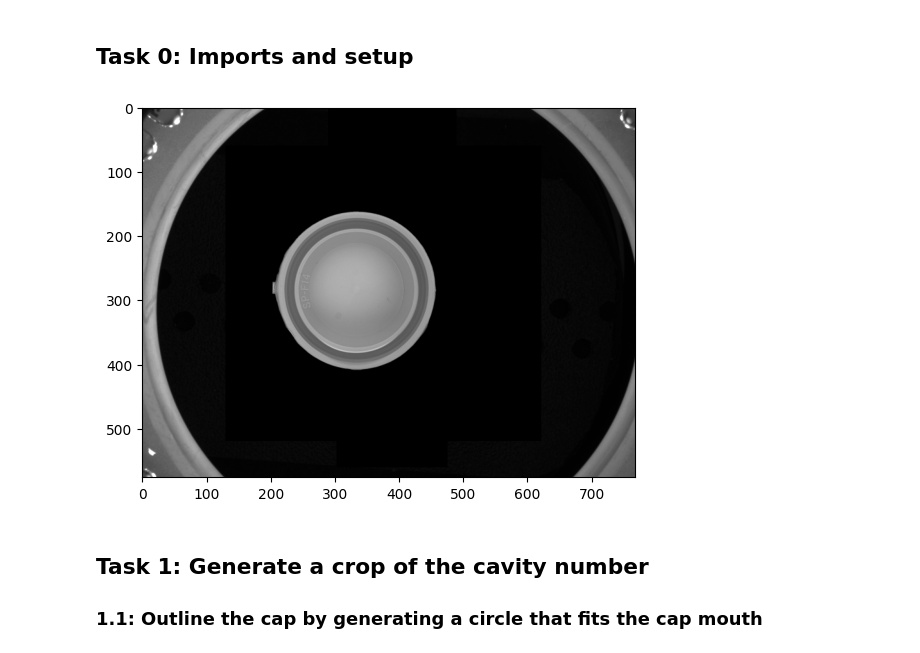
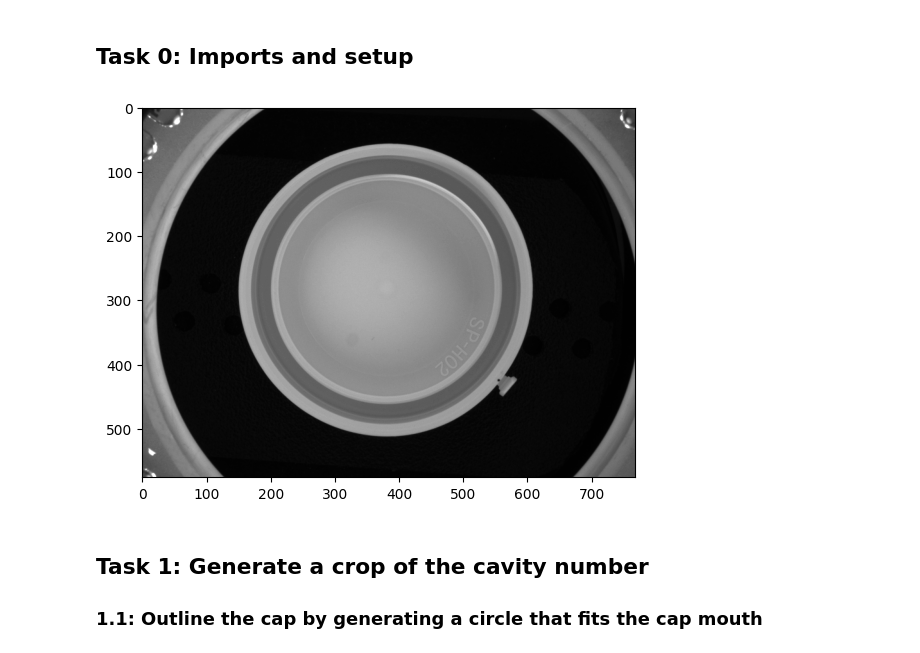
Before and after one commit to taglioIsCoding/CapInspection, a Jupyter notebook: single_cap.ipynb, the cells around one changed output. Drawn from its saved outputs; the diff is of its cells as text; code cells hidden in the pictures.

```diff
--- a/single_cap.ipynb
+++ b/single_cap.ipynb
@@ -8,20 +8,22 @@ The cap has an external tab at a fixed position in relation to the cavity number
 # %%
 import cv2
 from matplotlib import pyplot as plt
 import numpy as np
 import sys
 
 # Only for jupyter notebook visualization
 %matplotlib inline
 
-filename="./custom_imgs/d_22_l_s.bmp"
+WARP_COEFF = 3.5
+
+filename="./img/d_20.bmp"
 image = cv2.imread(filename, cv2.COLOR_BGR2GRAY)
 #image = image[:,:, 0]
 #image = cv2.resize(image, (0, 0), fx =2, fy = 2)
 plt.imshow(image, cmap='gray', vmin=0, vmax=255)
 plt.show()
 # %% [output]
-[figure, old version]
+[figure, new version]
 # %% [markdown]
 ## Task 1: Generate a crop of the cavity number
 ### 1.1: Outline the cap by generating a circle that fits the cap mouth
```
Also changed, not shown: parts of 16 cells of this notebook, 1 other file.
